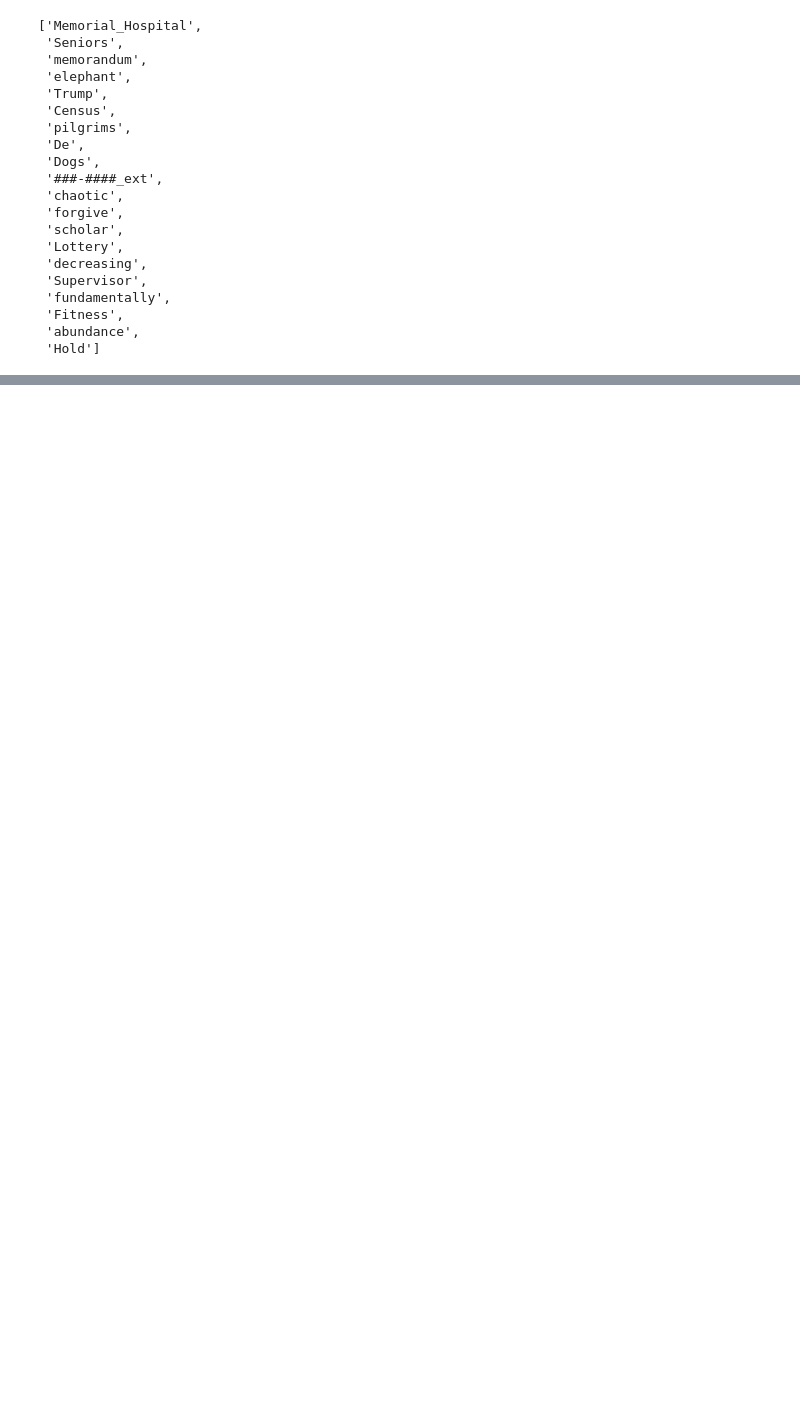
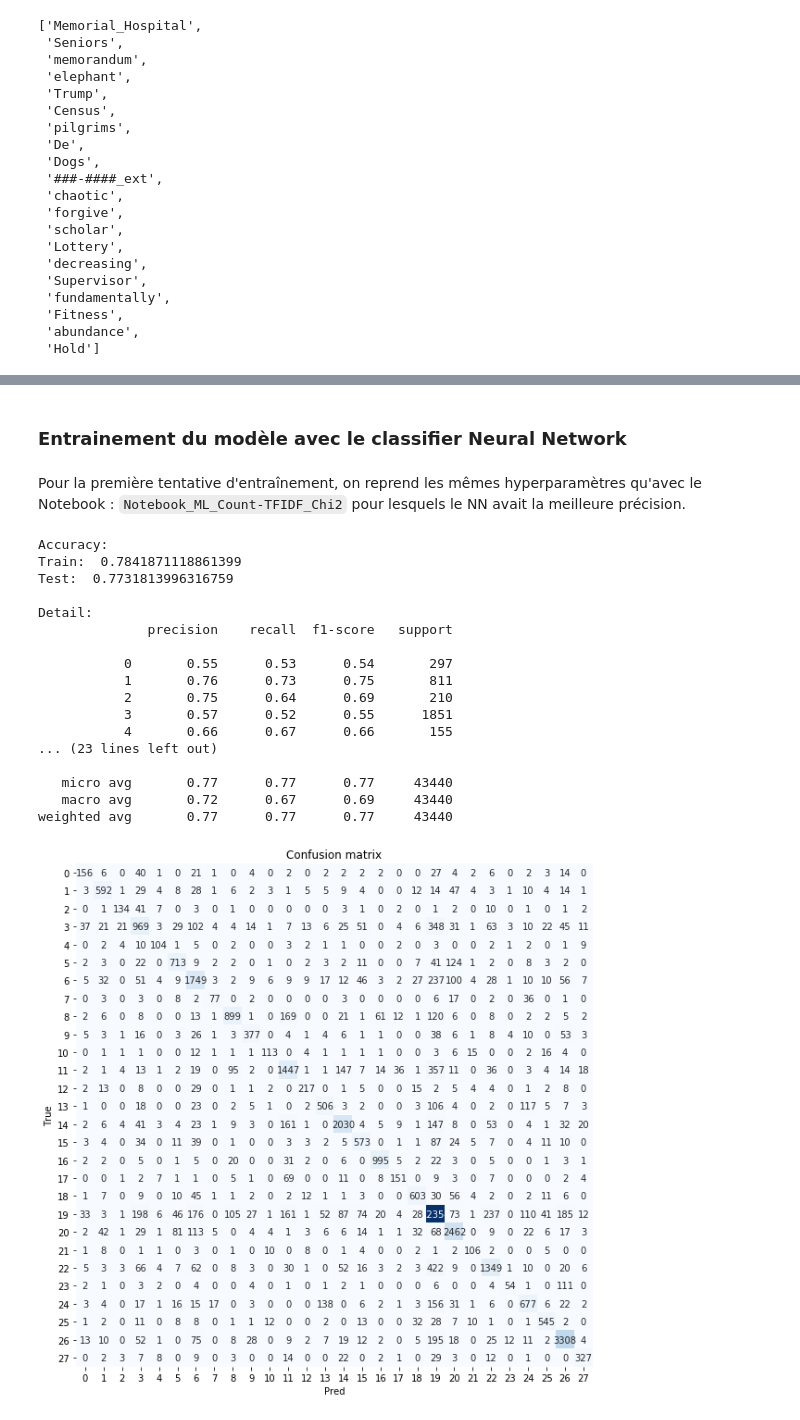
Before and after one commit to ArnaudT13/BigData_Project, a Jupyter notebook: Step-3 AWS-ML/Notebook/Notebook_ML_Word2Vec_Doc2Vec.ipynb, the cells around one changed output, grey strips where cells are left out. Drawn from its saved outputs; the diff is of its cells as text; code cells hidden in the pictures; blank space fills up the shorter version.

```diff
--- a/Step-3 AWS-ML/Notebook/Notebook_ML_Word2Vec_Doc2Vec.ipynb
+++ b/Step-3 AWS-ML/Notebook/Notebook_ML_Word2Vec_Doc2Vec.ipynb
@@ -231,0 +342,28 @@ Please also refer to the documentation for alternative solver options:
+# %% [markdown]
+### Entrainement du modèle avec le classifier Neural Network
+# %% [markdown]
+Pour la première tentative d'entraînement, on reprend les mêmes hyperparamètres qu'avec le Notebook : `Notebook_ML_Count-TFIDF_Chi2` pour lesquels le NN avait la meilleure précision.
+# %%
+nn_classifier = MLPClassifier(solver="lbfgs", hidden_layer_sizes=(30), alpha=1, activation="relu", max_iter=5000, random_state=0)
+nn_classifier.fit(X_train_word_average, train['Category'])
+
+display_stats_model_trained(nn_classifier, X_train_word_average, train['Category'], X_test_word_average, test['Category'], True)
+# %% [output]
+Accuracy:
+Train:  0.7841871118861399
+Test:  0.7731813996316759
+
+Detail:
+              precision    recall  f1-score   support
+
+           0       0.55      0.53      0.54       297
+           1       0.76      0.73      0.75       811
+           2       0.75      0.64      0.69       210
+           3       0.57      0.52      0.55      1851
+           4       0.66      0.67      0.66       155
+... (23 lines left out)
+
+   micro avg       0.77      0.77      0.77     43440
+   macro avg       0.72      0.67      0.69     43440
+weighted avg       0.77      0.77      0.77     43440
+[figure, added]
```
Also changed, not shown: parts of 65 cells of this notebook.
